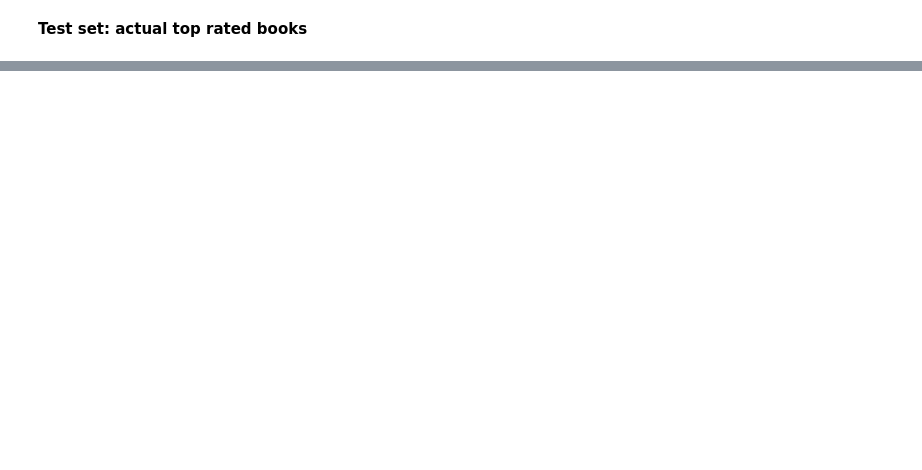
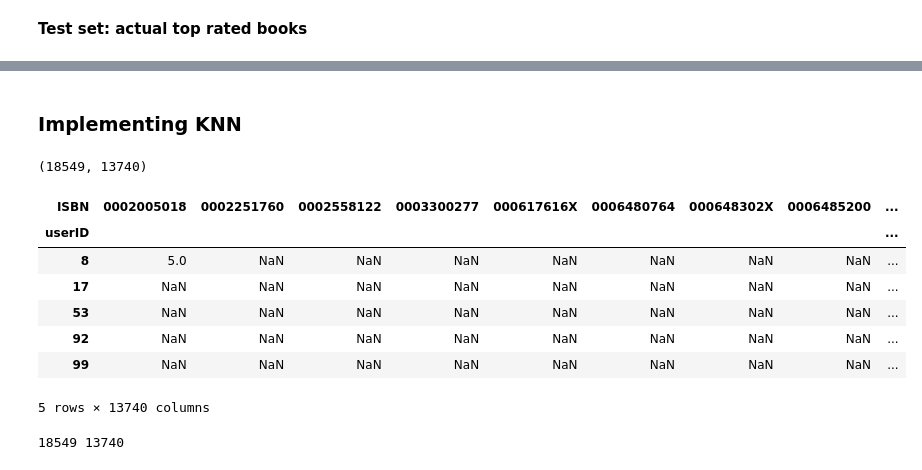
Before and after one commit to Hiteshlko1/Book-Recommendation-system, a Jupyter notebook: Book_Recommendation_System_Capstone_Hitesh_Verma.ipynb, the cells around one changed output, grey strips where cells are left out. Saved outputs shown, nothing was run; the diff lists cells and outputs as text; code cells hidden in the pictures; blank space fills up the shorter version.

```diff
--- a/Book_Recommendation_System_Capstone_Hitesh_Verma.ipynb
+++ b/Book_Recommendation_System_Capstone_Hitesh_Verma.ipynb
@@ -739,0 +762,2 @@ df_user[df_user['pred_rating'].notna()].sort_values('book_rating', ascending=Fal
+# %%
+df_ratings_top.rename(columns={'user_id':'userID' ,'isbn':'ISBN','book_rating':'bookRating'},inplace=True)
@@ -739,0 +773,26 @@ df_user[df_user['pred_rating'].notna()].sort_values('book_rating', ascending=Fal
+# %% [markdown]
+### **Implementing KNN**
+# %%
+#Generating ratings matrix from explicit ratings table
+ratings_matrix = df_ratings_top.pivot(index='userID', columns='ISBN', values='bookRating')
+userID = ratings_matrix.index
+ISBN = ratings_matrix.columns
+print(ratings_matrix.shape)
+ratings_matrix.head()
+#Notice that most of the values are NaN (undefined) implying absence of ratings
+# %% [output]
+(18549, 13740)
+| ISBN | 0002005018 | 0002251760 | 0002558122 | 0003300277 | 000617616X | 0006480764 | 000648302X | 0006485200 | ... |
+| userID |  |  |  |  |  |  |  |  | ... |
+| 8 | 5.0 | NaN | NaN | NaN | NaN | NaN | NaN | NaN | ... |
+| 17 | NaN | NaN | NaN | NaN | NaN | NaN | NaN | NaN | ... |
+| 53 | NaN | NaN | NaN | NaN | NaN | NaN | NaN | NaN | ... |
+| 92 | NaN | NaN | NaN | NaN | NaN | NaN | NaN | NaN | ... |
+| 99 | NaN | NaN | NaN | NaN | NaN | NaN | NaN | NaN | ... |
+5 rows × 13740 columns
+# %%
+n_users = ratings_matrix.shape[0] #considering only those users who gave explicit ratings
+n_books = ratings_matrix.shape[1]
+print (n_users, n_books)
+# %% [output]
+18549 13740
```
Also changed, not shown: parts of 34 cells of this notebook.
